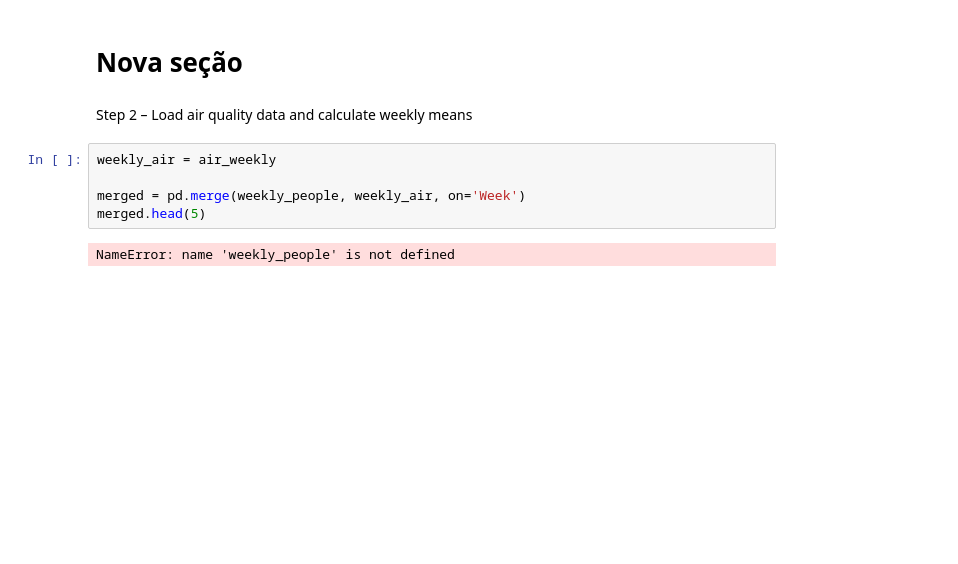
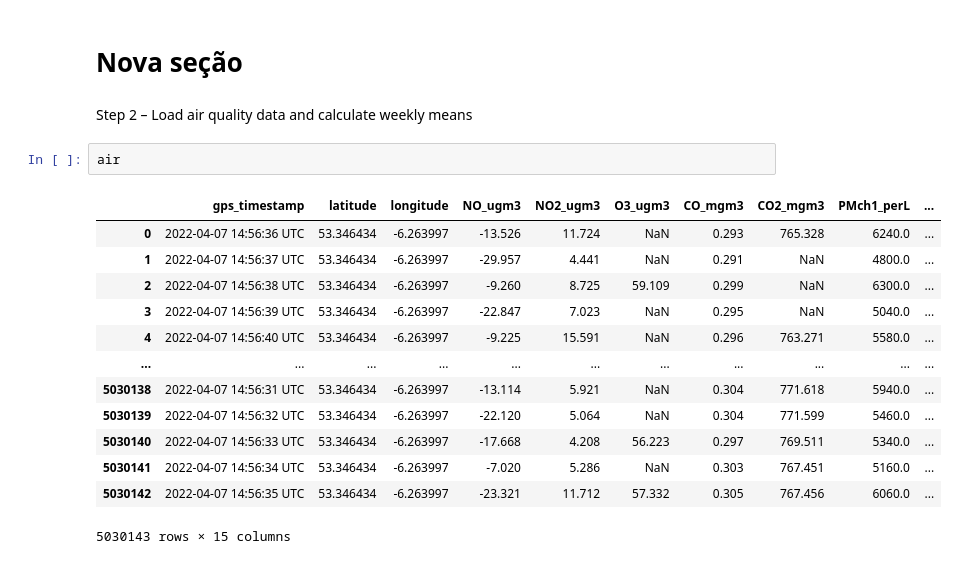
Before and after one commit to GiselleMelo/Ubiquity, a Jupyter notebook: projeto.ipynb, the cells around one changed output. Saved outputs shown, nothing was run; the diff lists cells and outputs as text; blank space fills up the shorter version.

```diff
--- a/projeto.ipynb
+++ b/projeto.ipynb
@@ -628,10 +628,19 @@ Hourly:
 # Nova seção
 # %% [markdown]
 Step 2 – Load air quality data and calculate weekly means
-# %%
-weekly_air = air_weekly
-
-merged = pd.merge(weekly_people, weekly_air, on='Week')
-merged.head(5)
-# %% [output]
-NameError: name 'weekly_people' is not defined
+# %%
+air
+# %% [output]
+|  | gps_timestamp | latitude | longitude | NO_ugm3 | NO2_ugm3 | O3_ugm3 | CO_mgm3 | CO2_mgm3 | PMch1_perL | ... |
+| 0 | 2022-04-07 14:56:36 UTC | 53.346434 | -6.263997 | -13.526 | 11.724 | NaN | 0.293 | 765.328 | 6240.0 | ... |
+| 1 | 2022-04-07 14:56:37 UTC | 53.346434 | -6.263997 | -29.957 | 4.441 | NaN | 0.291 | NaN | 4800.0 | ... |
+| 2 | 2022-04-07 14:56:38 UTC | 53.346434 | -6.263997 | -9.260 | 8.725 | 59.109 | 0.299 | NaN | 6300.0 | ... |
+| 3 | 2022-04-07 14:56:39 UTC | 53.346434 | -6.263997 | -22.847 | 7.023 | NaN | 0.295 | NaN | 5040.0 | ... |
+| 4 | 2022-04-07 14:56:40 UTC | 53.346434 | -6.263997 | -9.225 | 15.591 | NaN | 0.296 | 763.271 | 5580.0 | ... |
+| ... | ... | ... | ... | ... | ... | ... | ... | ... | ... | ... |
+| 5030138 | 2022-04-07 14:56:31 UTC | 53.346434 | -6.263997 | -13.114 | 5.921 | NaN | 0.304 | 771.618 | 5940.0 | ... |
+| 5030139 | 2022-04-07 14:56:32 UTC | 53.346434 | -6.263997 | -22.120 | 5.064 | NaN | 0.304 | 771.599 | 5460.0 | ... |
+| 5030140 | 2022-04-07 14:56:33 UTC | 53.346434 | -6.263997 | -17.668 | 4.208 | 56.223 | 0.297 | 769.511 | 5340.0 | ... |
+| 5030141 | 2022-04-07 14:56:34 UTC | 53.346434 | -6.263997 | -7.020 | 5.286 | NaN | 0.303 | 767.451 | 5160.0 | ... |
+| 5030142 | 2022-04-07 14:56:35 UTC | 53.346434 | -6.263997 | -23.321 | 11.712 | 57.332 | 0.305 | 767.456 | 6060.0 | ... |
+5030143 rows × 15 columns
```
Also changed, not shown: parts of 5 cells of this notebook.
